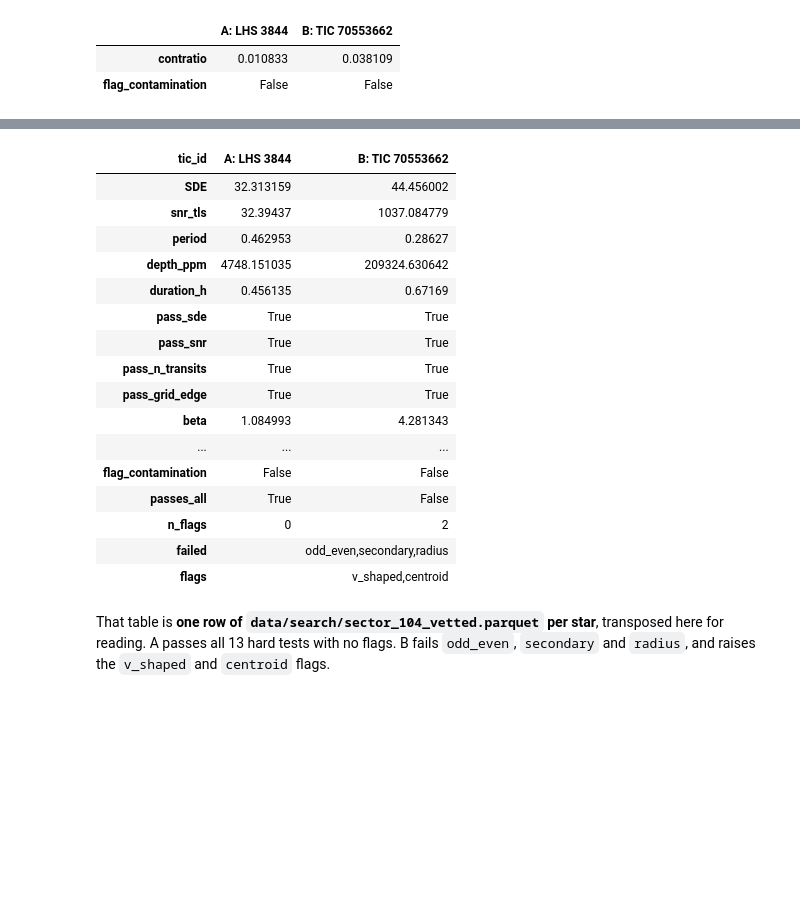
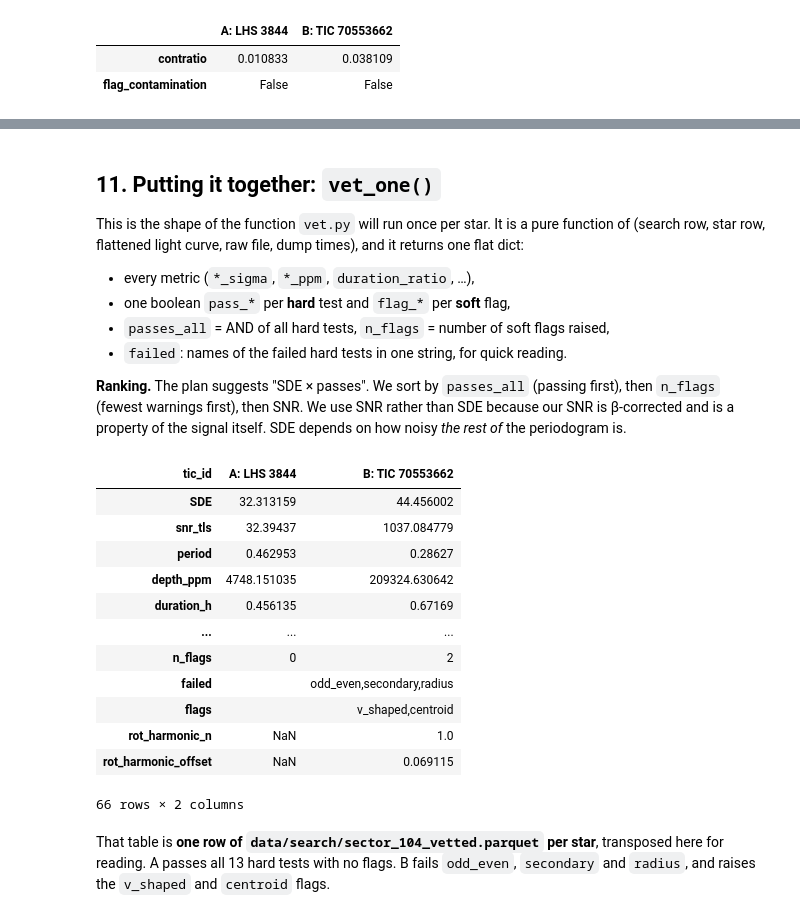
Before and after one commit to josejorgers/exoplanets-research, a Jupyter notebook: notebooks/pipeline-5-vet-walkthrough.ipynb, the cells around one changed output, grey strips where cells are left out. Saved outputs shown, nothing was run; the diff lists cells and outputs as text; code cells hidden in the pictures; blank space fills up the shorter version.

```diff
--- a/notebooks/pipeline-5-vet-walkthrough.ipynb
+++ b/notebooks/pipeline-5-vet-walkthrough.ipynb
@@ -792,6 +798,7 @@ def test_secondary(p) -> dict:
     s, y, dt, dur, noise = p["s"], p["y"], p["dt"], p["dur"], p["noise"]
     P = s.period
     best = {"secondary_snr": 0.0, "secondary_depth_ppm": np.nan, "secondary_phase": np.nan}
+    best_half = 0.0  # strongest dip within secondary_phase_window of phase 0.5
     scan = []
     for c in np.arange(-P / 2, P / 2, dur / 4):
         if abs(c) < 1.5 * dur or P - abs(c) < 1.5 * dur:  # skip the primary transit itself
@@ -802,9 +809,13 @@ def test_secondary(p) -> dict:
             continue
         d, e = depth_and_err(y, m, noise)
         scan.append(((c / P) % 1, d / e))
+        if abs((c / P) % 1 - 0.5) < THRESH["secondary_phase_window"]:
+            best_half = max(best_half, d / e)
         if d / e > best["secondary_snr"]:
             best = {"secondary_snr": d / e, "secondary_depth_ppm": d * 1e6, "secondary_phase": (c / P) % 1}
-    best["pass_secondary"] = bool(best["secondary_snr"] < THRESH["secondary_snr_max"])
+    best["secondary_half_snr"] = best_half
+    best["pass_secondary"] = bool(best_half < THRESH["secondary_snr_max"]
+                                  and best["secondary_snr"] < THRESH["secondary_snr_max_any"])
     p["secondary_scan"] = np.array(sorted(scan))  # (phase, sigma) sorted by phase; kept for plotting only
     return best
 
@@ -821,7 +833,9 @@ fig, axes = plt.subplots(1, 2, figsize=(12, 3.5))
 for ax, tic in zip(axes, STARS):
     sc = prep[tic]["secondary_scan"]
     ax.plot(sc[:, 0], sc[:, 1], ".-", ms=2, lw=0.7, color="k")
-    ax.axhline(THRESH["secondary_snr_max"], color="C3", ls="--", label="5σ threshold")
+    w = THRESH["secondary_phase_window"]
+    ax.hlines(THRESH["secondary_snr_max"], 0.5 - w, 0.5 + w, color="C3", ls="--", label="5σ near phase 0.5")
+    ax.axhline(THRESH["secondary_snr_max_any"], color="C1", ls="--", label="7σ elsewhere")
     ax.axvline(0.5, color="0.6", ls=":"); ax.set_xlim(0, 1)
     ax.set_xlabel("orbital phase (transit at 0 and 1)"); ax.set_ylabel("dip significance [σ]")
     ax.set_title(STARS[tic]); ax.legend()
@@ -906,13 +936,13 @@ P = np.logspace(np.log10(0.2), np.log10(13), 100)
 for tic, color in zip(STARS, ["C0", "C3"]):
     st, s = targets.loc[tic], search.loc[tic]
     T = np.array([expected_duration_h(x, st.rad, st.mass) for x in P])
-    ax.fill_between(P, T * THRESH["dur_ratio_min"], T * THRESH["dur_ratio_max"], color=color, alpha=0.12)
+    ax.fill_between(P, np.full_like(T, 0.1), T * THRESH["dur_ratio_max"], color=color, alpha=0.12)
     ax.plot(P, T, color=color, label=f"{STARS[tic]}: expected (R={st.rad:.2f}, M={st.mass:.2f})")
     ax.plot(s.period, s.duration_h, "*", ms=14, color=color, mec="k")
 ax.set_xscale("log"); ax.set_yscale("log"); ax.set_xlabel("period [d]"); ax.set_ylabel("duration [h]")
 for axis in (ax.xaxis, ax.yaxis):
     axis.set_major_formatter(plt.ScalarFormatter()); axis.set_minor_formatter(plt.NullFormatter())
 ax.set_yticks([0.2, 0.5, 1, 2, 5]); ax.set_xticks([0.2, 0.5, 1, 2, 5, 10])
-ax.set_title("central-transit duration vs period; band = allowed ×1/3 … ×3; star = observed"); ax.legend(fontsize=8)
+ax.set_title("central-transit duration vs period; band = allowed (≤ ×1.5); star = observed"); ax.legend(fontsize=8)
 # %% [output]
 <matplotlib.legend.Legend at 0x...>
@@ -1227,0 +1266,28 @@ the periodogram is.
+# %%
+def test_rotation(p) -> dict:
+    s, t, yraw = p["s"], p["t"], p["yraw"]
+    m = p["oot"] & np.isfinite(yraw)
+    if m.sum() < 100:
+        return {"rot_period": np.nan, "rot_fap": np.nan, "rot_amp_frac": np.nan, "rotation_match": False}
+    tr, yr = t[m], yraw[m].copy()
+    # ramps and scattered light make orbit-long trends in the raw flux: remove a straight line per segment
+    starts = np.r_[0, np.where(np.diff(tr) > 0.5)[0] + 1]
+    for a, b in zip(starts, np.r_[starts[1:], len(tr)]):
+        yr[a:b] -= np.polyval(np.polyfit(tr[a:b] - tr[a], yr[a:b], 1), tr[a:b] - tr[a])
+    ls = LombScargle(tr, yr)
+    fmin, fmax = 1 / 8, 1 / 0.1  # at least two cycles per ~12-day segment
+    freq, power = ls.autopower(minimum_frequency=fmin, maximum_frequency=fmax, samples_per_peak=10)
+    if np.argmax(power) == 0:  # peak at the long-period edge: a leftover trend, not a rotation
+        return {"rot_period": np.nan, "rot_fap": np.nan, "rot_amp_frac": np.nan, "rotation_match": False}
+    f_rot = freq[np.argmax(power)]
+    fap = float(ls.false_alarm_probability(power.max(), minimum_frequency=fmin, maximum_frequency=fmax))
+    model = ls.model(np.linspace(0, 1 / f_rot, 200), f_rot)
+    amp_frac = (model.max() - model.min()) / 2 / (s.depth_ppm / 1e6)
+    T, f = tr.max() - tr.min(), 1 / s.period
+    n_best, off = min([(1, abs(f - f_rot)), (2, abs(f_rot - 2 * f)), (-2, abs(f - 2 * f_rot))], key=lambda x: x[1])
+    flag = fap < THRESH["rot_fap_max"] and off * T < THRESH["rot_harmonic_tol"] and amp_frac >= THRESH["rot_amp_frac_min"]
+    return {"rot_period": 1 / f_rot, "rot_fap": fap, "rot_amp_frac": amp_frac, "rot_harmonic_n": n_best,
+            "rot_harmonic_offset": off * T, "rotation_match": bool(flag)}
+
+
+pd.DataFrame({STARS[t]: test_rotation(prep[t]) for t in STARS})
@@ -1228,3 +1302,19 @@ the periodogram is.
+# %% [markdown]
+## 11. Putting it together: `vet_one()`
+
+This is the shape of the function `vet.py` will run once per star. It is a pure function of
+(search row, star row, flattened light curve, raw file, dump times), and it returns one flat
+dict:
+
+- every metric (`*_sigma`, `*_ppm`, `duration_ratio`, …),
+- one boolean `pass_*` per **hard** test and `flag_*` per **soft** flag,
+- `passes_all` = AND of all hard tests, `n_flags` = number of soft flags raised,
+- `failed`: names of the failed hard tests in one string, for quick reading.
+
+**Ranking.** The plan suggests "SDE × passes". We sort by `passes_all` (passing first), then
+`n_flags` (fewest warnings first), then SNR. We use SNR rather than SDE because our SNR is
+β-corrected and is a property of the signal itself. SDE depends on how noisy *the rest of*
+the periodogram is.
 # %%
 HARD = ["sde", "snr", "n_transits", "grid_edge", "single_event", "momentum_dump", "data_edges", "transit_noise",
         "odd_even", "secondary", "duration", "radius", "variability"]
@@ -1240,44 +1330,41 @@ def vet_one(tic_id: int, dumps: np.ndarray) -> dict:
     p["pt"] = per_transit(p)
     row.update(beta=p["noise"]["beta"], n_transits_used=len(p["pt"]), snr=combine(p["pt"])[2])
     row.update(test_single_event(p))
     row.update(test_momentum_dumps(p, dumps))
     row.update(test_data_edges(p))
     row.update(test_transit_noise(p))
     row.update(test_odd_even(p))
     row.update(test_secondary(p))
     row.update(test_duration(s, star))
     row.update(test_radius(s, star))
     row.update(test_variability(p))
     row.update(test_shape(p))
     row.update(test_centroid(p, manifest.loc[tic_id, "file_path"]))
     row.update(test_contamination(star))
+    row.update(test_rotation(p))
     row["passes_all"] = all(row[f"pass_{k}"] for k in HARD)
     row["n_flags"] = sum(row[f"flag_{k}"] for k in SOFT)
     row["failed"] = ",".join(k for k in HARD if not row[f"pass_{k}"])
     row["flags"] = ",".join(k for k in SOFT if row[f"flag_{k}"])
     return row
 
 
 vetted = pd.DataFrame([vet_one(t, DUMPS) for t in STARS]).set_index("tic_id")
 vetted.T.rename(columns=STARS)
 # %% [output]
 | tic_id | A: LHS 3844 | B: TIC 70553662 |
 | SDE | 32.313159 | 44.456002 |
 | snr_tls | 32.39437 | 1037.084779 |
 | period | 0.462953 | 0.28627 |
 | depth_ppm | 4748.151035 | 209324.630642 |
 | duration_h | 0.456135 | 0.67169 |
-| pass_sde | True | True |
-| pass_snr | True | True |
-| pass_n_transits | True | True |
-| pass_grid_edge | True | True |
-| beta | 1.084993 | 4.281343 |
 | ... | ... | ... |
-| flag_contamination | False | False |
-| passes_all | True | False |
 | n_flags | 0 | 2 |
 | failed |  | odd_even,secondary,radius |
 | flags |  | v_shaped,centroid |
+| rot_harmonic_n | NaN | 1.0 |
+| rot_harmonic_offset | NaN | 0.069115 |
+66 rows × 2 columns
 # %% [markdown]
 That table is **one row of `data/search/sector_104_vetted.parquet` per star**, transposed
 here for reading. A passes all 13 hard tests with no flags. B fails `odd_even`, `secondary`
```
Also changed, not shown: parts of 11 cells of this notebook, 30 other files.
